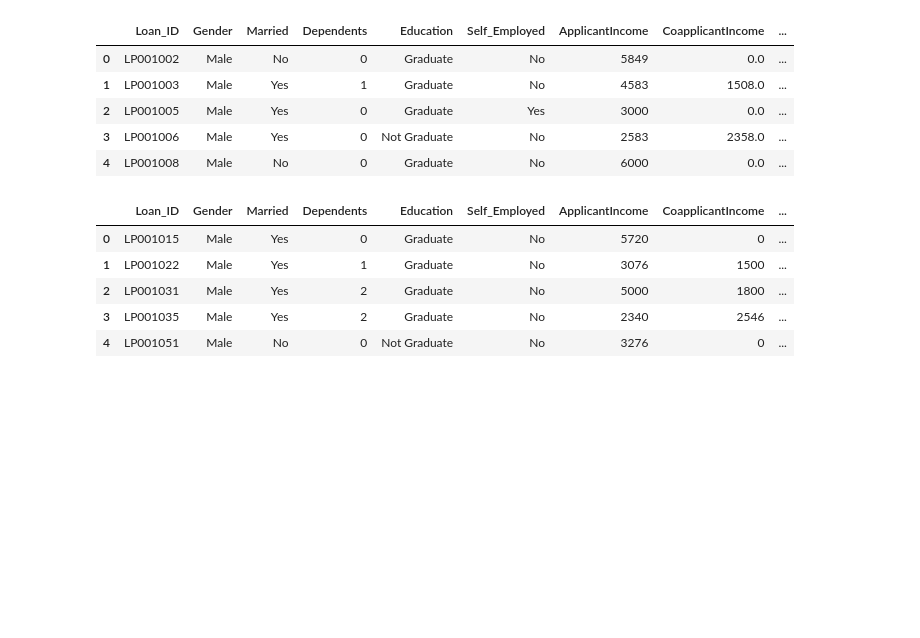
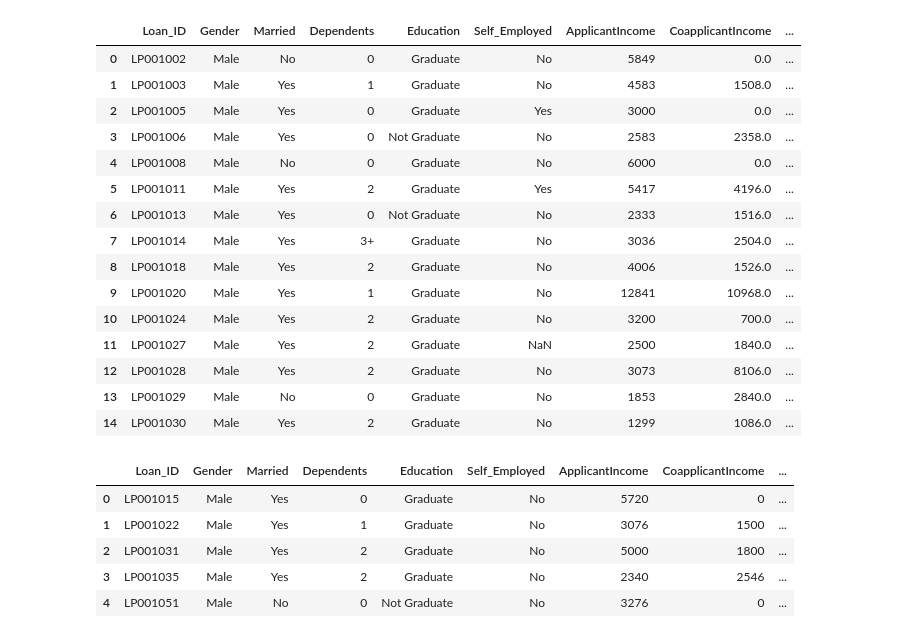
Before and after one commit to indrajeetpala19/Loan-Prediction-AV, a Jupyter notebook: Loan Prediction.ipynb, the cells around one changed output. Drawn from its saved outputs; the diff is of its cells as text; code cells hidden in the pictures; blank space fills up the shorter version.

```diff
--- a/Loan Prediction.ipynb
+++ b/Loan Prediction.ipynb
@@ -8,14 +12,24 @@ import seaborn as sns
 train_df = pd.read_csv("train_ctrUa4K.csv")
 test_df = pd.read_csv("test_lAUu6dG.csv")
 # %%
-train_df.head()
+train_df.head(15)
 # %% [output]
 |  | Loan_ID | Gender | Married | Dependents | Education | Self_Employed | ApplicantIncome | CoapplicantIncome | ... |
 | 0 | LP001002 | Male | No | 0 | Graduate | No | 5849 | 0.0 | ... |
 | 1 | LP001003 | Male | Yes | 1 | Graduate | No | 4583 | 1508.0 | ... |
 | 2 | LP001005 | Male | Yes | 0 | Graduate | Yes | 3000 | 0.0 | ... |
 | 3 | LP001006 | Male | Yes | 0 | Not Graduate | No | 2583 | 2358.0 | ... |
 | 4 | LP001008 | Male | No | 0 | Graduate | No | 6000 | 0.0 | ... |
+| 5 | LP001011 | Male | Yes | 2 | Graduate | Yes | 5417 | 4196.0 | ... |
+| 6 | LP001013 | Male | Yes | 0 | Not Graduate | No | 2333 | 1516.0 | ... |
+| 7 | LP001014 | Male | Yes | 3+ | Graduate | No | 3036 | 2504.0 | ... |
+| 8 | LP001018 | Male | Yes | 2 | Graduate | No | 4006 | 1526.0 | ... |
+| 9 | LP001020 | Male | Yes | 1 | Graduate | No | 12841 | 10968.0 | ... |
+| 10 | LP001024 | Male | Yes | 2 | Graduate | No | 3200 | 700.0 | ... |
+| 11 | LP001027 | Male | Yes | 2 | Graduate | NaN | 2500 | 1840.0 | ... |
+| 12 | LP001028 | Male | Yes | 2 | Graduate | No | 3073 | 8106.0 | ... |
+| 13 | LP001029 | Male | No | 0 | Graduate | No | 1853 | 2840.0 | ... |
+| 14 | LP001030 | Male | Yes | 2 | Graduate | No | 1299 | 1086.0 | ... |
 # %%
 test_df.head()
 # %% [output]
```
Also changed, not shown: parts of 62 cells of this notebook, 2 other files.
